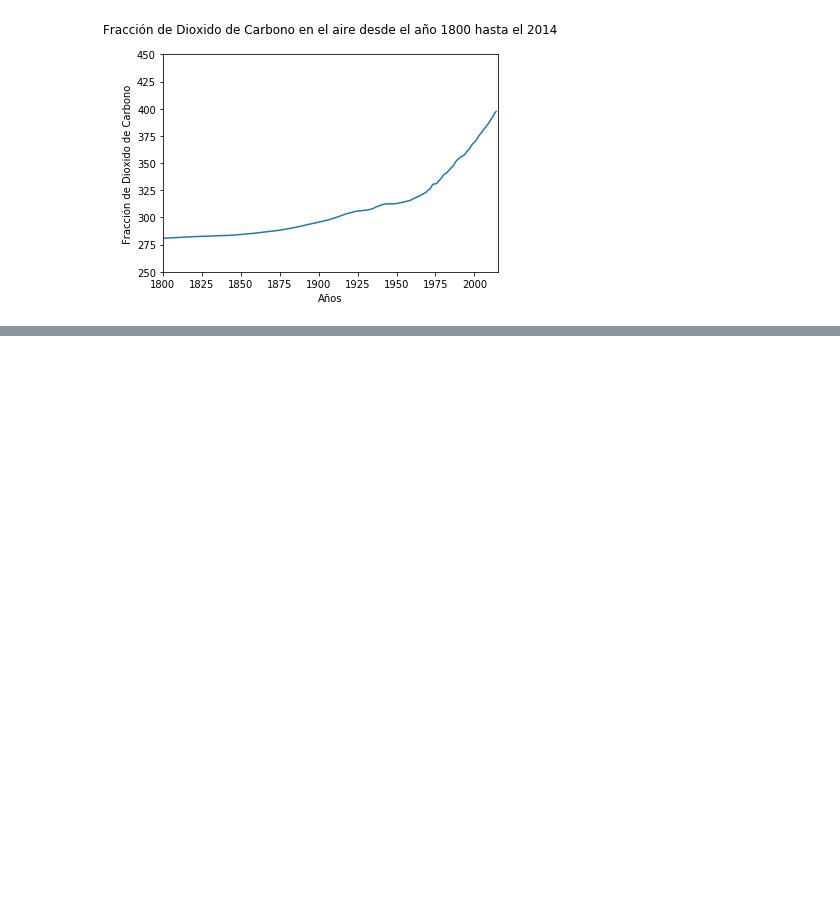
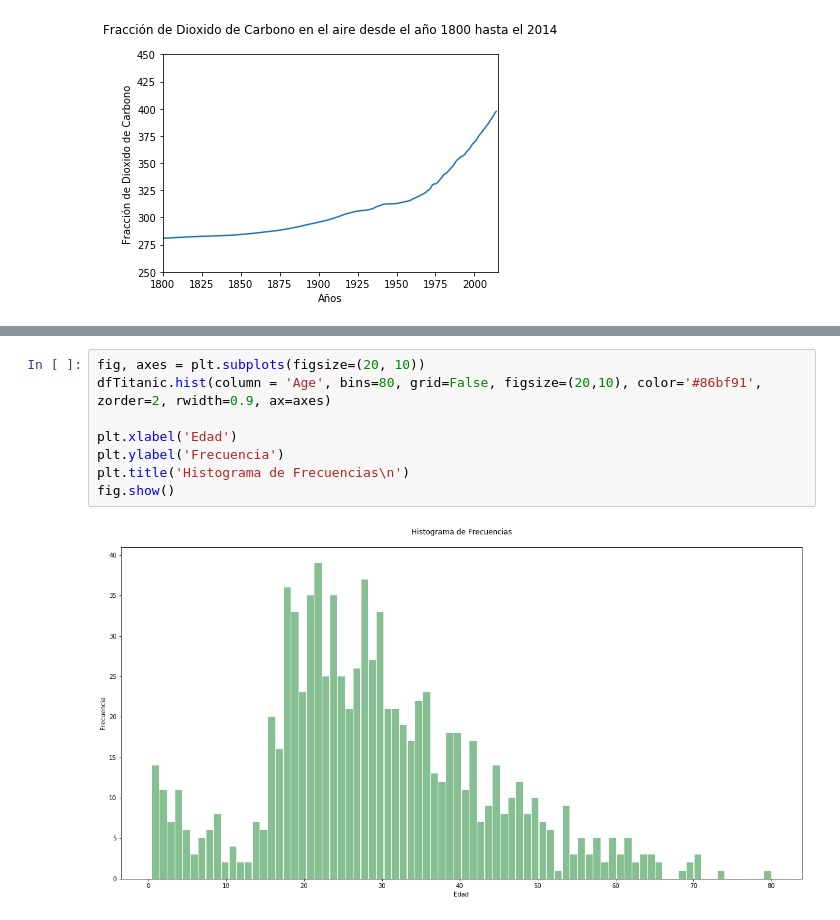
Before and after one commit to davidalejandro1223/Introduccion-ciencia-datos, a Jupyter notebook: Matplotlib/Taller 11 - Gráficas básicas.ipynb, the cells around one changed output, grey strips where cells are left out. Saved outputs shown, nothing was run; the diff lists cells and outputs as text; blank space fills up the shorter version.

```diff
--- a/Matplotlib/Taller 11 - Gráficas básicas.ipynb
+++ b/Matplotlib/Taller 11 - Gráficas básicas.ipynb
@@ -110,0 +122,10 @@ plt.show()
+# %%
+fig, axes = plt.subplots(figsize=(20, 10))
+dfTitanic.hist(column = 'Age', bins=80, grid=False, figsize=(20,10), color='#86bf91', zorder=2, rwidth=0.9, ax=axes)
+
+plt.xlabel('Edad')
+plt.ylabel('Frecuencia')
+plt.title('Histograma de Frecuencias\n')
+fig.show()
+# %% [output]
+[figure, added]
```
Also changed, not shown: parts of 2 cells of this notebook.
